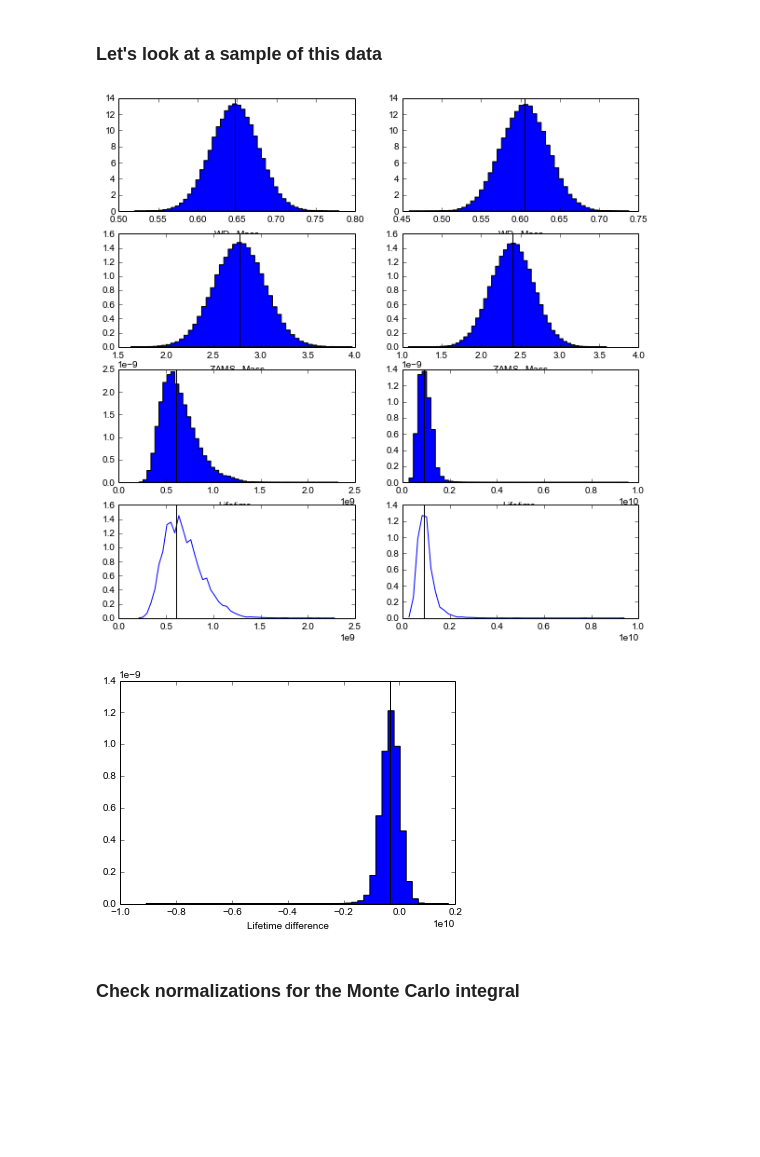
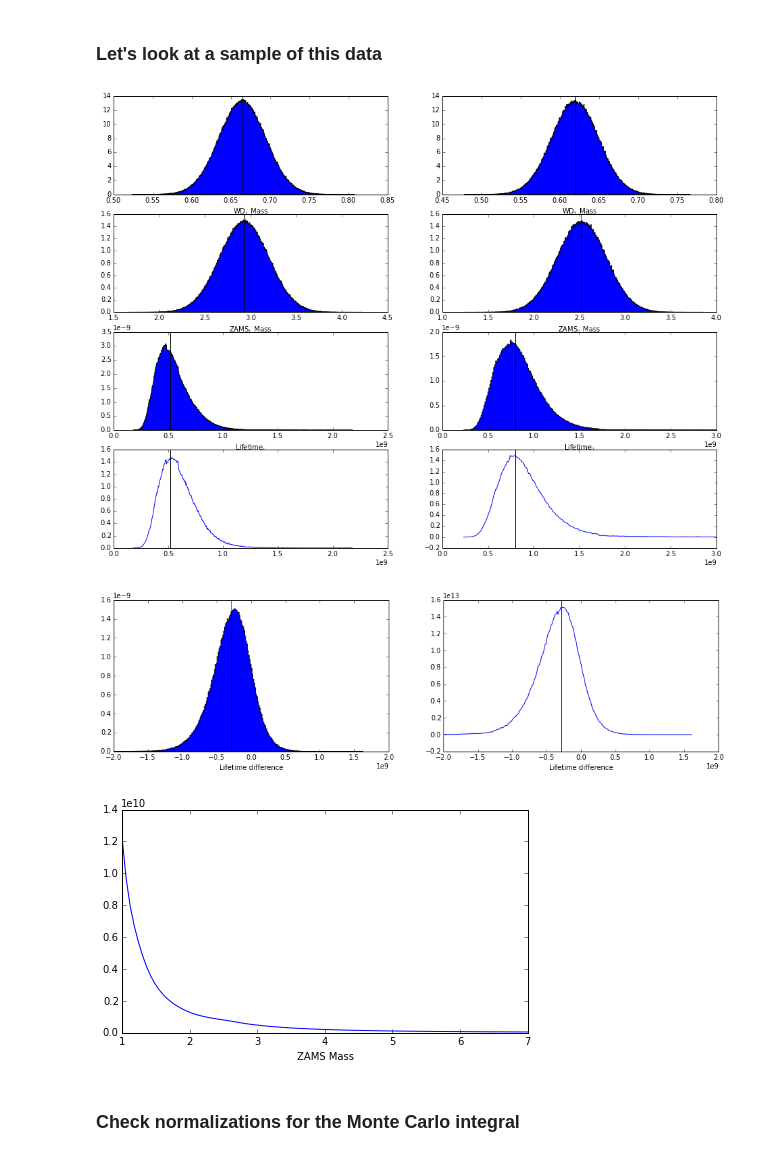
Before and after one commit to astroJeff/separated-at-birth, a Jupyter notebook: notebooks/IFMR Fake Data 1.ipynb, the cells around one changed output. Saved outputs shown, nothing was run; the diff lists cells and outputs as text; code cells hidden in the pictures; blank space fills up the shorter version.

```diff
--- a/notebooks/IFMR Fake Data 1.ipynb
+++ b/notebooks/IFMR Fake Data 1.ipynb
@@ -196,12 +196,12 @@ DWD["age2_err"] = np.copy(t2_cool_err)
 # %% [markdown]
 ### Let's look at a sample of this data
 # %%
-func_lifetime = interp1d(MESA_tcool["name"],pow(10.,MESA_tcool["lifetime"]), kind='linear', bounds_error=False, fill_value=7.0)
-func_lifetime_inv = interp1d(pow(10.,MESA_tcool["lifetime"][::-1]),MESA_tcool["name"][::-1], kind='linear', bounds_error=False, fill_value = 0.45)
+func_lifetime = interp1d(MESA_tcool["name"],pow(10.,MESA_tcool["lifetime"]), kind='cubic', bounds_error=False, fill_value=7.0)
+func_lifetime_inv = interp1d(pow(10.,MESA_tcool["lifetime"][::-1]),MESA_tcool["name"][::-1], kind='cubic', bounds_error=False, fill_value = 0.45)
 
 
-
-N_samp = 100000
+N_samp = 800000
+hist_bins = 500
 
 dist_wd1 = np.array([])
 dist_wd2 = np.array([])
@@ -216,28 +216,28 @@ dist_life2 = lifetime(MESA_tcool, dist_zams2)
 
 
 
-plt.figure(figsize=(10,10))
+plt.figure(figsize=(16,12))
 
 plt.subplot(4,2,1)
-n, bins, patches = plt.hist(dist_wd1, 50, normed=1, histtype='stepfilled')
+n, bins, patches = plt.hist(dist_wd1, hist_bins, normed=1, histtype='stepfilled')
 plt.axvline(DWD["m1_wd"][0], color='k')
 plt.xlabel("WD$_1$ Mass")
 
 
 plt.subplot(4,2,2)
-n, bins, patches = plt.hist(dist_wd2, 50, normed=1, histtype='stepfilled')
+n, bins, patches = plt.hist(dist_wd2, hist_bins, normed=1, histtype='stepfilled')
 plt.axvline(DWD["m2_wd"][0], color='k')
 plt.xlabel('WD$_2$ Mass')
 
 
 plt.subplot(4,2,3)
-n, bins, patches = plt.hist(dist_zams1, 50, normed=1, histtype='stepfilled')
+n, bins, patches = plt.hist(dist_zams1, hist_bins, normed=1, histtype='stepfilled')
 plt.axvline(M1_zams[0], color='k')
 plt.xlabel("ZAMS$_1$ Mass")
 
 
 plt.subplot(4,2,4)
-n, bins, patches = plt.hist(dist_zams2, 50, normed=1, histtype='stepfilled')
+n, bins, patches = plt.hist(dist_zams2, hist_bins, normed=1, histtype='stepfilled')
 plt.axvline(M2_zams[0], color='k')
 plt.xlabel("ZAMS$_2$ Mass")
 
@@ -246,47 +246,70 @@ plt.xlabel("ZAMS$_2$ Mass")
 
 
 plt.subplot(4,2,5)
-n, bins, patches = plt.hist(dist_life1, 50, normed=1, histtype='stepfilled')
+n, bins, patches = plt.hist(dist_life1, hist_bins, normed=1, histtype='stepfilled')
 plt.axvline(M1_lifetime[0], color='k')
 plt.xlabel("Lifetime$_1$")
 
 plt.subplot(4,2,7)
 dm_zams_dt_ms1 = (func_lifetime_inv(bins + 1.0e4) - func_lifetime_inv(bins)) / 1.0e4
 dt_ms_dm_zams1 = -1.0 / dm_zams_dt_ms1
-plt.plot(bins[:50], dt_ms_dm_zams1[:50] * n)
+plt.plot(bins[:hist_bins], dt_ms_dm_zams1[:hist_bins] * n)
 plt.axvline(M1_lifetime[0], color='k')
 
 
 
 plt.subplot(4,2,6)
-n, bins, patches = plt.hist(dist_life2, 50, normed=1, histtype='stepfilled')
+n, bins, patches = plt.hist(dist_life2, hist_bins, normed=1, histtype='stepfilled')
 plt.axvline(M2_lifetime[0], color='k')
 plt.xlabel("Lifetime$_2$")
+plt.xlim(0.0,3.0e9)
 
 
 plt.subplot(4,2,8)
 dm_zams_dt_ms2 = (func_lifetime_inv(bins + 1.0e4) - func_lifetime_inv(bins)) / 1.0e4
 dt_ms_dm_zams2 = -1.0 / dm_zams_dt_ms2
-plt.plot(bins[:50], dt_ms_dm_zams2[:50] * n)
+plt.plot(bins[:hist_bins], dt_ms_dm_zams2[:hist_bins] * n)
 plt.axvline(M2_lifetime[0], color='k')
+plt.xlim(0.0,3.0e9)
 
 
 bins_m_wd = func_lifetime_inv(bins) * np.tan(p_true[1])
 dt_ms_dm_zams1 = (lifetime(MESA_tcool,get_mzams(p_true,bins_m_wd+0.001)) - bins) / (0.001)
 
+plt.show()
 
+
+plt.figure(figsize=(16,4))
+
+plt.subplot(1,2,1)
+n, bins, patches = plt.hist(dist_life1 - dist_life2, hist_bins, normed=1, histtype='stepfilled')
+plt.axvline(M1_lifetime[0] - M2_lifetime[0], color='k')
+plt.xlabel("Lifetime difference")
+plt.xlim(-2.0e9,2.0e9)
+
+
+plt.subplot(1,2,2)
+plt.plot(bins[:hist_bins], -1.0 * dt_ms_dm_zams1[:hist_bins] * dt_ms_dm_zams2[:hist_bins] * n)
+plt.axvline(M1_lifetime[0] - M2_lifetime[0], color='k')
+plt.xlabel("Lifetime difference")
+plt.xlim(-2.0e9,2.0e9)
 
 plt.show()
 
 
-n, bins, patches = plt.hist(dist_life1 - dist_life2, 50, normed=1, histtype='stepfilled')
-plt.axvline(M1_lifetime[0] - M2_lifetime[0], color='k')
-plt.xlabel("Lifetime difference")
+plt.figure(figsize=(16,4))
+
+plt.subplot(1,2,2)
+temp_M_zams = np.linspace(1.0,7.0,100)
+temp_life = func_lifetime(temp_M_zams)
+plt.plot(temp_M_zams, temp_life)
+plt.xlabel("ZAMS Mass")
 
 plt.show()
 # %% [output]
-[figure, old version]
+[figure, new version]
-[figure, old version]
+[figure, new version]
+[figure, added]
 # %% [markdown]
 ### Check normalizations for the Monte Carlo integral
 # %%
```
Also changed, not shown: parts of 1 cell of this notebook, 3 other files.
